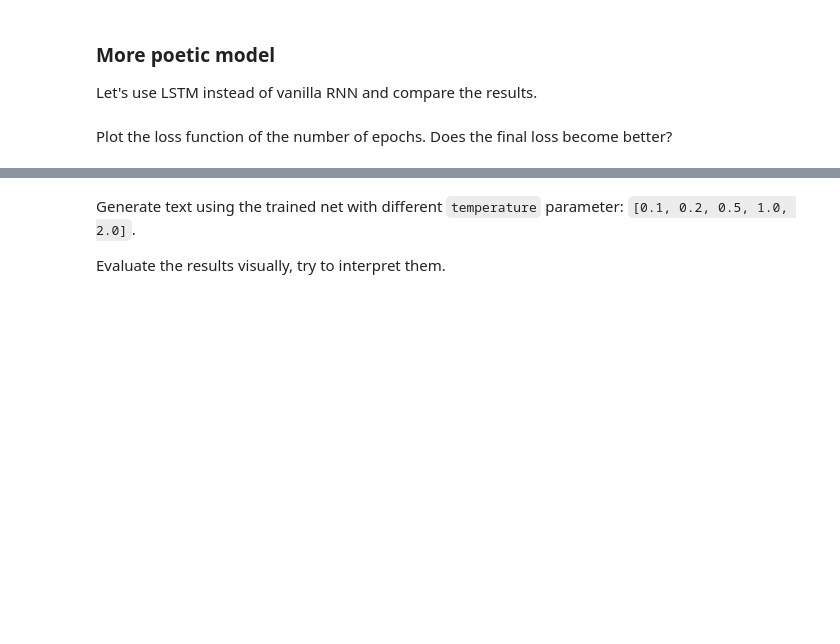
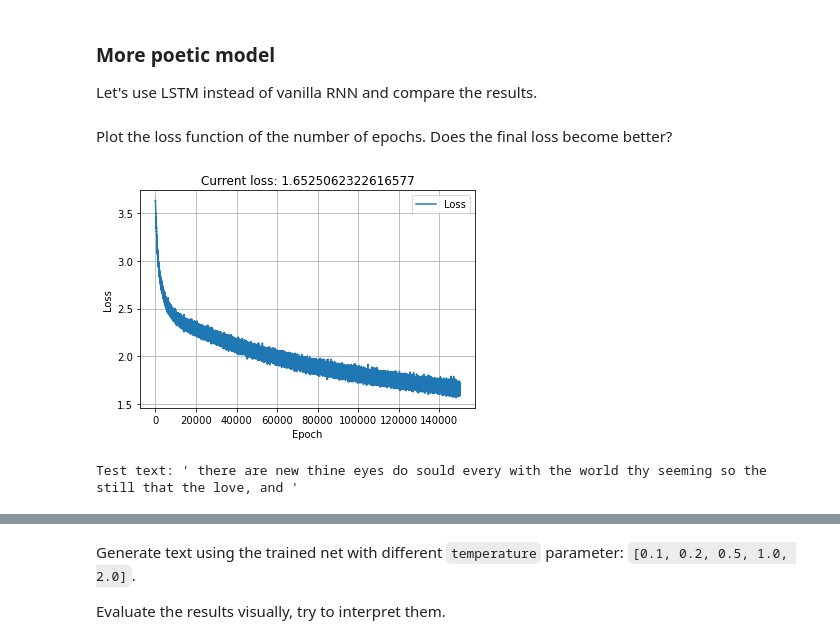
Before and after one commit to oslanaslan/MADE_ML, a Jupyter notebook: ml/Lab2_Deep_Learning/Lab2_DL_part3_poetry.ipynb, the cells around one changed output, grey strips where cells are left out. Cells and saved outputs as stored; diff of their text form; code cells hidden in the pictures; blank space fills up the shorter version.

```diff
--- a/ml/Lab2_Deep_Learning/Lab2_DL_part3_poetry.ipynb
+++ b/ml/Lab2_Deep_Learning/Lab2_DL_part3_poetry.ipynb
@@ -326,0 +333,7 @@ generate_text(model, seed_text, length, temperature)
+# %%
+length = 500
+temperature_lst = [0.1, 0.2, 0.5, 1.0, 2.0]
+for temperature in temperature_lst:
+    print(f"Temperature: {temperature}\nText:\n")
+    print(generate_text(model_rnn, seed_text, length, temperature))
+    print()
@@ -334,0 +476,50 @@ Plot the loss function of the number of epochs. Does the final loss become bette
+# %%
+dict_size = len(token_to_idx)
+embedding_size = dict_size
+
+model = LSTM()
+model = model.to(device)
+
+n_epochs = 150000
+lr=0.01
+
+loss_func = nn.NLLLoss()
+optimizer = torch.optim.SGD(model.parameters(), lr=lr)
+# %%
+train_loss_lst = []
+plot_tick = 100
+
+for i in tqdm(range(n_epochs)):
+    batch_ix = to_matrix(sample(sequences, 32))
+    batch_ix = torch.tensor(batch_ix, dtype=torch.int64).to(device)
+
+    logp_seq = rnn_loop(model, batch_ix)
+    predictions_logp = logp_seq[:, :-1]
+    actual_next_tokens = batch_ix[:, 1:]
+
+    loss = loss_func(predictions_logp.reshape(-1, dict_size), actual_next_tokens.reshape(-1))
+
+    # train with backprop
+    optimizer.zero_grad()
+    loss.backward()
+    optimizer.step()
+
+    train_loss_lst.append(loss.data.to('cpu').numpy())
+
+    if (i + 1) % plot_tick == 0:
+        clear_output(True)
+        plt.plot(train_loss_lst, label='Loss')
+        plt.grid()
+        plt.xlabel('Epoch')
+        plt.ylabel('Loss')
+        plt.legend()
+        plt.title(f"Current loss: {np.mean(train_loss_lst[-plot_tick:])}")
+        plt.show()
+
+        test_text = generate_text(model, seed_phrase=' there are', max_length=MAX_LENGTH, temperature=0.5)
+        print(f"Test text: '{test_text}'")
+
+assert np.mean(train_loss_lst[:10]) > np.mean(train_loss_lst[-10:]), "RNN didn't converge."
+# %% [output]
+[figure, added]
+Test text: ' there are new thine eyes do sould every with the world thy seeming so the still that the love, and '
```
Also changed, not shown: parts of 24 cells of this notebook, 3 other files.
